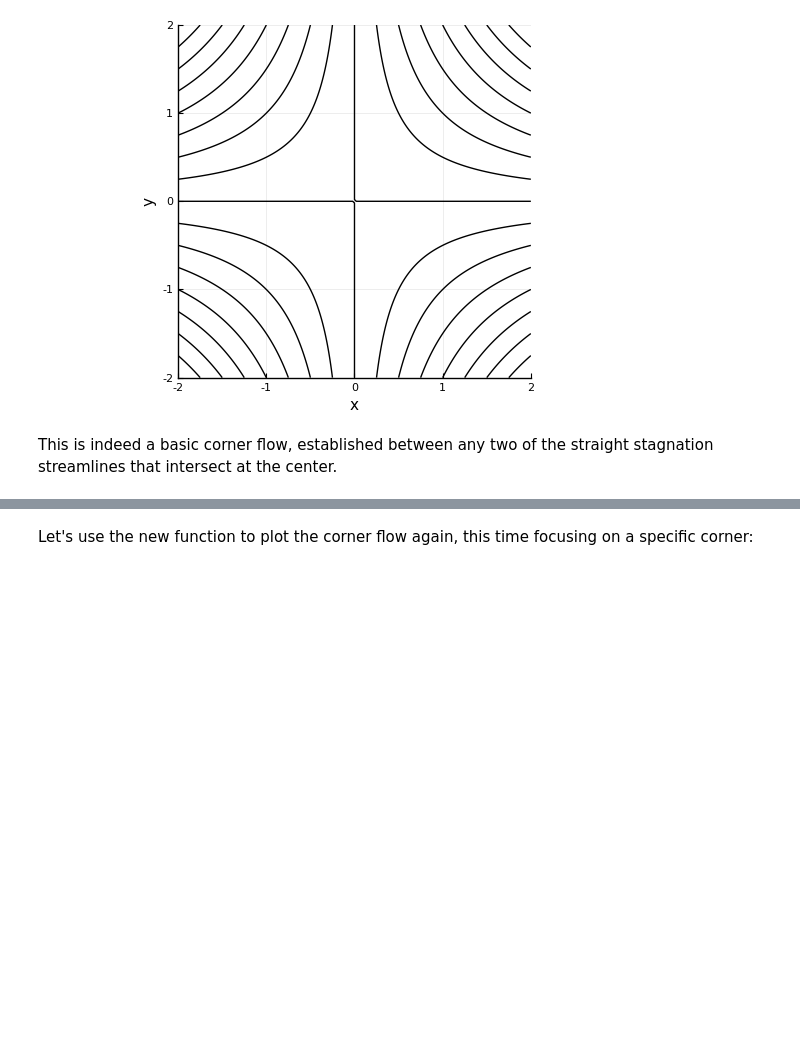
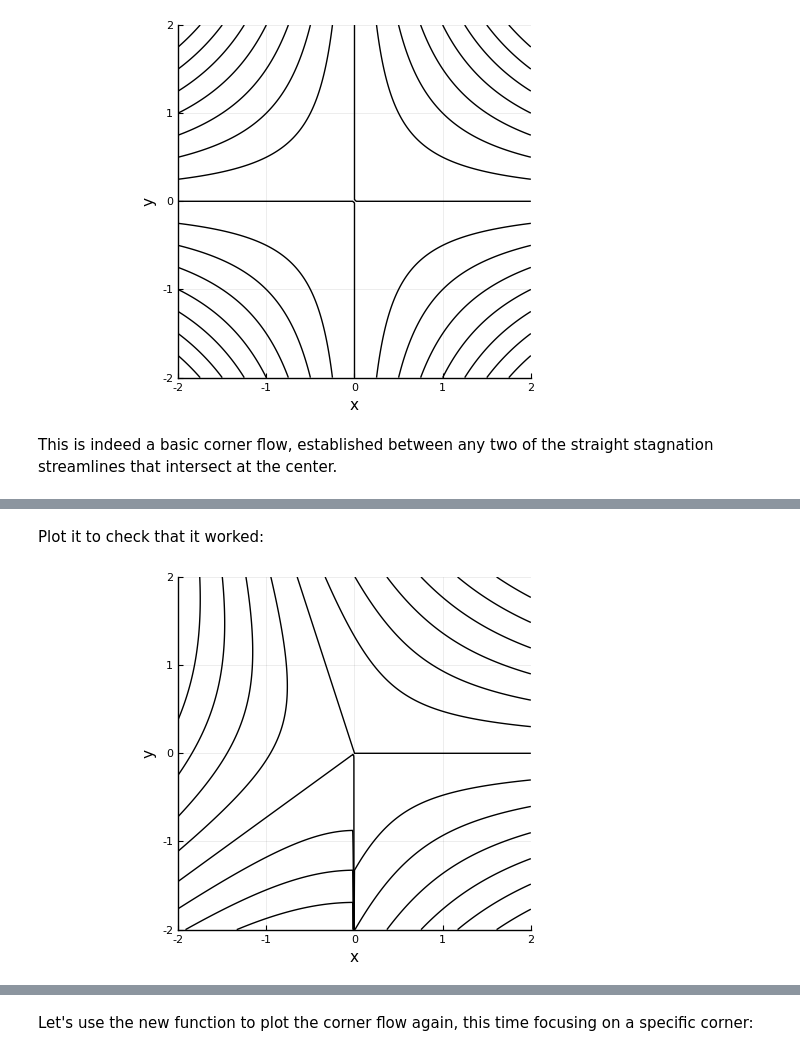
Before and after one commit to jdeldre/BookExamples, a Jupyter notebook: src/3.3-CornerWedge.ipynb, the cells around one changed output, grey strips where cells are left out. Saved outputs shown, nothing was run; the diff lists cells and outputs as text; code cells hidden in the pictures; blank space fills up the shorter version.

```diff
--- a/src/3.3-CornerWedge.ipynb
+++ b/src/3.3-CornerWedge.ipynb
@@ -69,0 +146,7 @@ This is indeed a basic corner flow, established between any two of the straight
+# %% [markdown]
+Plot it to check that it worked:
+# %%
+contour(x,y,imag.(F)',ratio=1,legend=:false,color=:black,xlabel="x",ylabel="y",
+    xlim=(xmin,xmax),ylim=(ymin,ymax))
+# %% [output]
+[figure, added]
```
Also changed, not shown: parts of 76 cells of this notebook, 1 other file.
